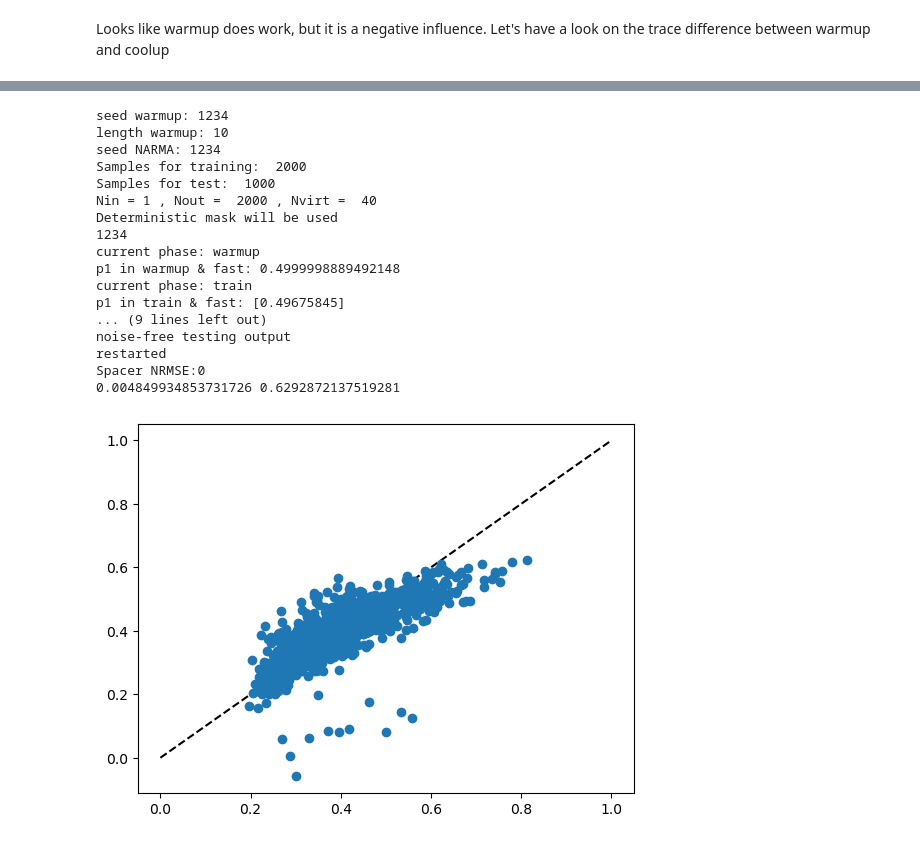
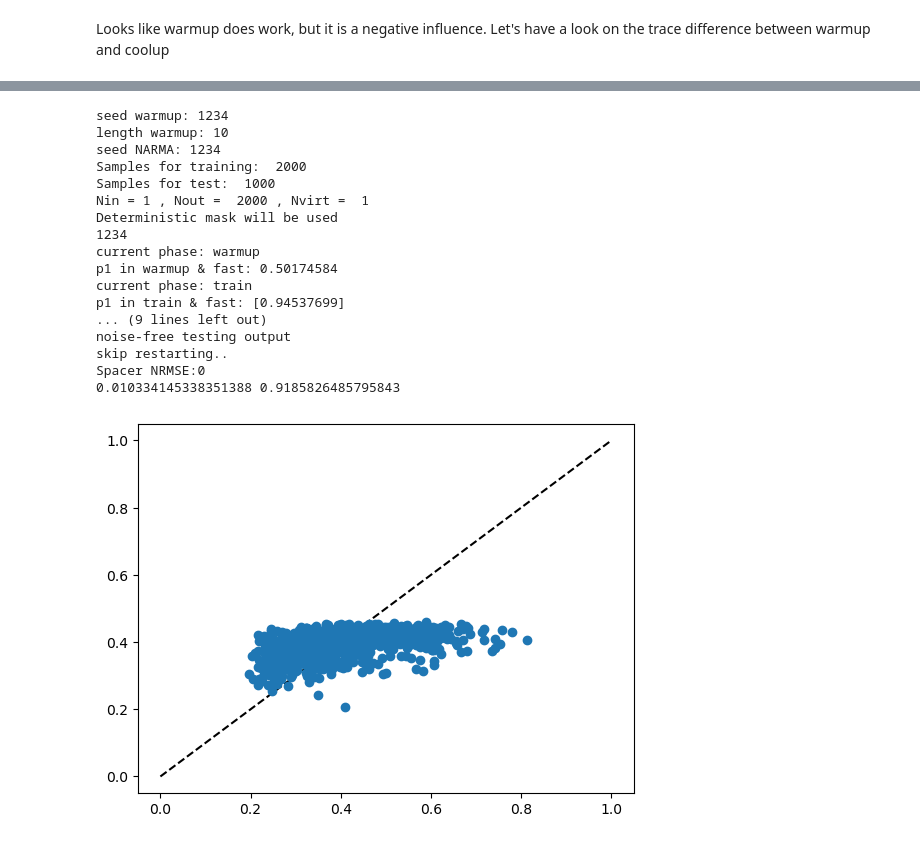
Before and after one commit to spintronic-computing-group/spnc, a Jupyter notebook: warmup.ipynb, the cells around one changed output, grey strips where cells are left out. Cells and saved outputs as stored; diff of their text form; code cells hidden in the pictures.

```diff
--- a/warmup.ipynb
+++ b/warmup.ipynb
@@ -275,8 +275,8 @@ Ntest = 1000
 Nwarmup = 10
 
 # Net parameters
-Nvirt = 40
-m0 = 1e-2
+Nvirt = 1
+m0 = 1
 bias = True
 
 # Reservoir parameters
@@ -284,48 +284,48 @@ h = 0.4
 theta_H = 90
 k_s_0 = 0
 phi = 45
-beta_prime = 10
+beta_prime = 20
 
 # Params
 params = {
-    'theta':1/3,
-    'gamma':.25,
+    'theta':0.3,
+    'gamma':.113,
     'delay_feedback':0,
     'Nvirt':Nvirt,
     'noise_enable': 'None',
     'noise_seed': 1234,
     'noise_mean':0.0001,
     'noise_std':0.00013,
     'seed_warmup': 1234,
     'length_warmup': Nwarmup,
     'train_sample': Ntrain*Nvirt,
     'test_sample': Ntest*Nvirt,
     'warmup_sample': Nwarmup*Nvirt,
 }
 
-spnw = spnc_anisotropy(h, theta_H, k_s_0, phi, beta_prime,restart = True,Primep1=None)
+spnw = spnc_anisotropy(h, theta_H, k_s_0, phi, beta_prime,restart = False,Primep1=0.50174584)
 transformw = spnw.gen_signal_fast_delayed_feedback
 
 # run
 (y_train_w,y_train_pred_w) = ml.spnc_narma10_warmup(Ntrain,Ntest,Nvirt,m0,bias,transformw,params,seed_NARMA=1234,fixed_mask=True,return_y_train=True)
 # %% [output]
 seed warmup: 1234
 length warmup: 10
 seed NARMA: 1234
 Samples for training:  2000
 Samples for test:  1000
-Nin = 1 , Nout =  2000 , Nvirt =  40
+Nin = 1 , Nout =  2000 , Nvirt =  1
 Deterministic mask will be used
 1234
 current phase: warmup
-p1 in warmup & fast: 0.4999998889492148
+p1 in warmup & fast: 0.50174584
 current phase: train
-p1 in train & fast: [0.49675845]
+p1 in train & fast: [0.94537699]
 ... (9 lines left out)
 noise-free testing output
-restarted
+skip restarting..
 Spacer NRMSE:0
-0.004849934853731726 0.6292872137519281
+0.010334145338351388 0.9185826485795843
-[figure, old version]
+[figure, new version]
 # %%
 spac = 0
```
Also changed, not shown: parts of 5 cells of this notebook.
